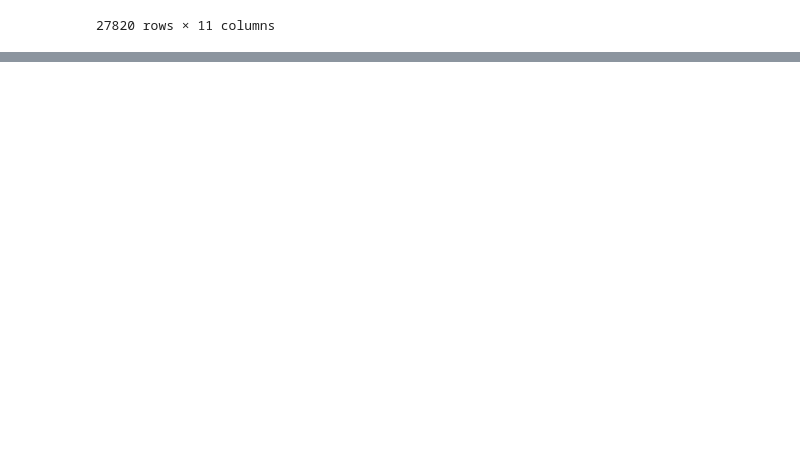
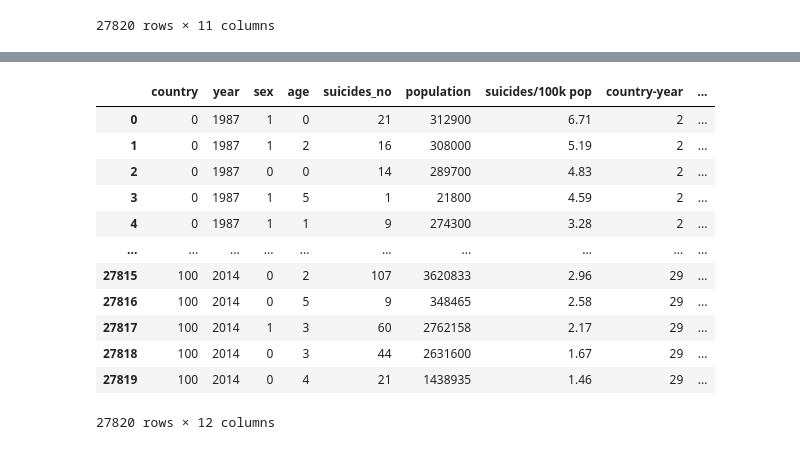
Before and after one commit to kvufee/sideTasks, a Jupyter notebook: dataAnalysisHW.ipynb, the cells around one changed output, grey strips where cells are left out. Cells and saved outputs as stored; diff of their text form; code cells hidden in the pictures; blank space fills up the shorter version.

Commit message:
[MOODIFY] encode labels to ease work with dataset

```diff
--- a/dataAnalysisHW.ipynb
+++ b/dataAnalysisHW.ipynb
@@ -62,0 +43,8 @@ country_to_id = dict(zip(countries, [i for i in range(len(countries))]))
+# %%
+label_enc = []
+
+for column in data:
+    if data[column].dtype == "object":
+        labEnc = LabelEncoder()
+        data[column] = labEnc.fit_transform(data[column])
+        label_enc.append(labEnc)
@@ -62,0 +72,16 @@ country_to_id = dict(zip(countries, [i for i in range(len(countries))]))
+# %%
+data
+# %% [output]
+|  | country | year | sex | age | suicides_no | population | suicides/100k pop | country-year | ... |
+| 0 | 0 | 1987 | 1 | 0 | 21 | 312900 | 6.71 | 2 | ... |
+| 1 | 0 | 1987 | 1 | 2 | 16 | 308000 | 5.19 | 2 | ... |
+| 2 | 0 | 1987 | 0 | 0 | 14 | 289700 | 4.83 | 2 | ... |
+| 3 | 0 | 1987 | 1 | 5 | 1 | 21800 | 4.59 | 2 | ... |
+| 4 | 0 | 1987 | 1 | 1 | 9 | 274300 | 3.28 | 2 | ... |
+| ... | ... | ... | ... | ... | ... | ... | ... | ... | ... |
+| 27815 | 100 | 2014 | 0 | 2 | 107 | 3620833 | 2.96 | 29 | ... |
+| 27816 | 100 | 2014 | 0 | 5 | 9 | 348465 | 2.58 | 29 | ... |
+| 27817 | 100 | 2014 | 1 | 3 | 60 | 2762158 | 2.17 | 29 | ... |
+| 27818 | 100 | 2014 | 0 | 3 | 44 | 2631600 | 1.67 | 29 | ... |
+| 27819 | 100 | 2014 | 0 | 4 | 21 | 1438935 | 1.46 | 29 | ... |
+27820 rows × 12 columns
```
Also changed, not shown: parts of 3 cells of this notebook.
